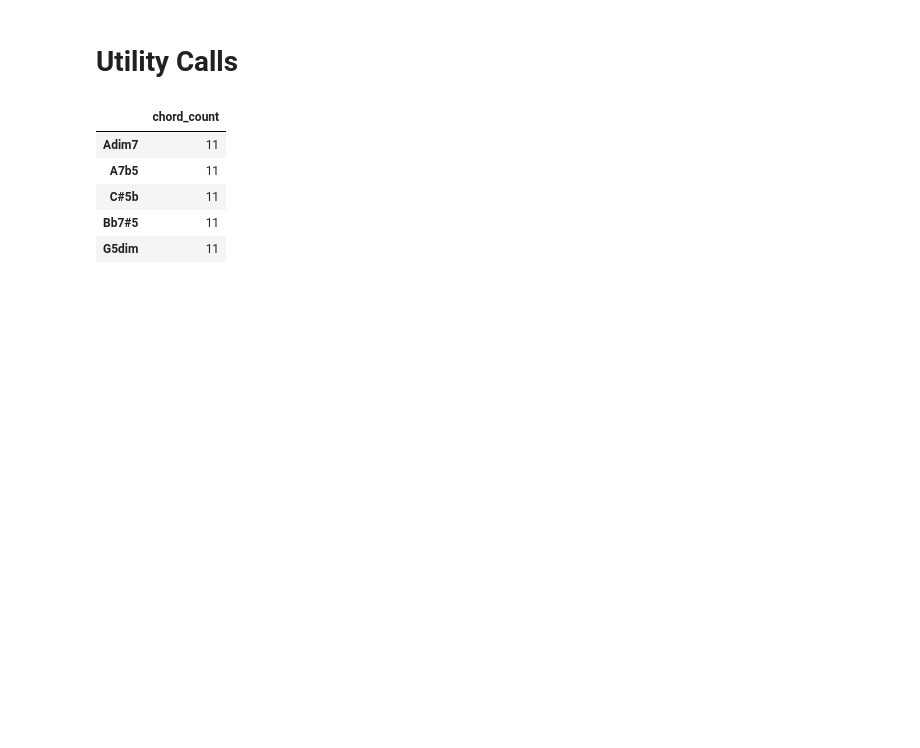
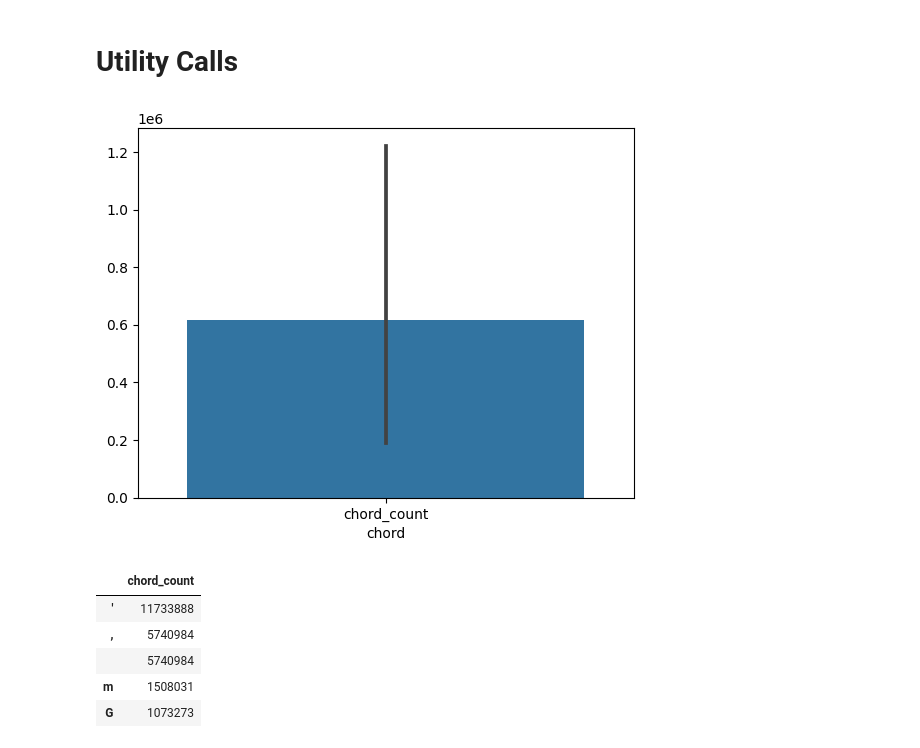
Before and after one commit to emilycardwell/final-project-cleaning, a Jupyter notebook: notebooks/ec_calls.ipynb, the cells around one changed output. Cells and saved outputs as stored; diff of their text form; code cells hidden in the pictures; blank space fills up the shorter version.

```diff
--- a/notebooks/ec_calls.ipynb
+++ b/notebooks/ec_calls.ipynb
@@ -140,16 +140,17 @@ final_df_v4.csv saved to ~/code/emilycardwell/final-project-data/data/clean
 # %% [markdown]
 # Utility Calls
 # %%
-chord_count_df = count_chords(final_df, low_freq_to_remove=10,
-                              histplot=False, ascending=True)
+chord_count_df = count_chords('final_df_v4.csv', low_freq_to_remove=10,
+                              histplot=True, ascending=False)
 chord_count_df.head(5)
 # %% [output]
+[figure, added]
 |  | chord_count |
-| Adim7 | 11 |
-| A7b5 | 11 |
-| C#5b | 11 |
-| Bb7#5 | 11 |
-| G5dim | 11 |
+| ' | 11733888 |
+| , | 5740984 |
+|  | 5740984 |
+| m | 1508031 |
+| G | 1073273 |
 # %%
 genre_count_df = count_genres(final_df, histplot=False)
 # %%
```
Also changed, not shown: parts of 1 cell of this notebook, 4 other files.
